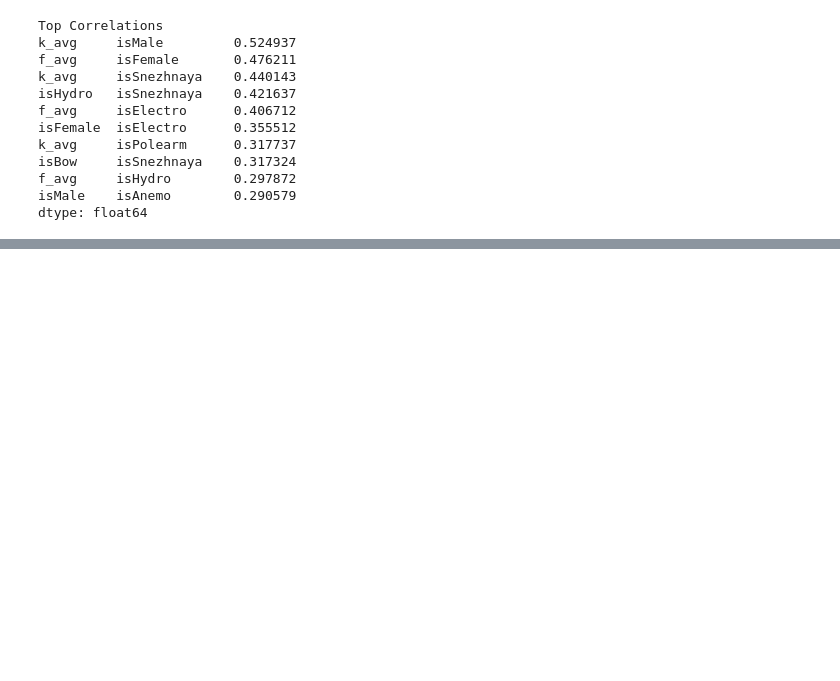
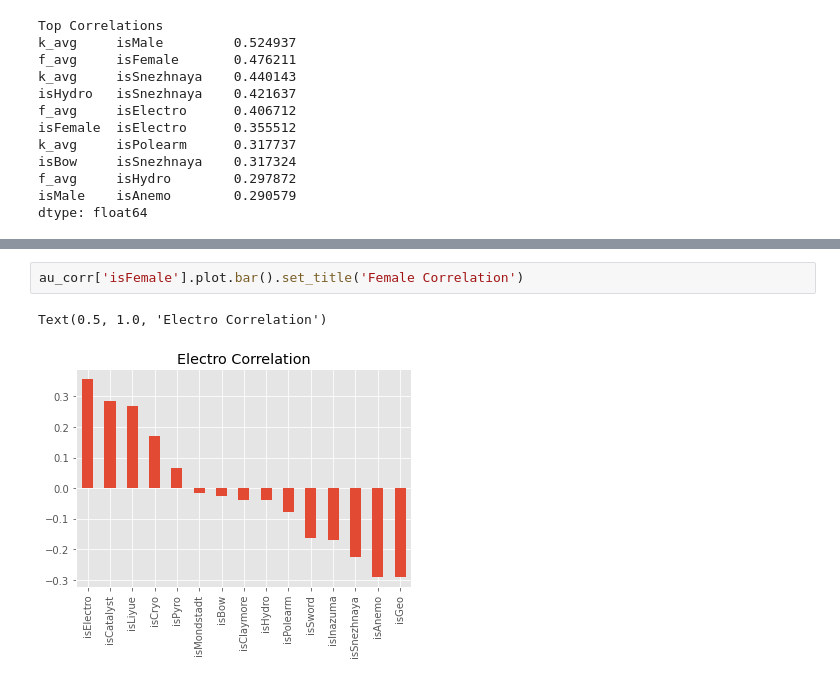
Before and after one commit to Warspiteful/InsaneGenshinProject, a Jupyter notebook: PythonAnalysis/DataAnalysis.ipynb, the cells around one changed output, grey strips where cells are left out. Drawn from its saved outputs; the diff is of its cells as text; blank space fills up the shorter version.

```diff
--- a/PythonAnalysis/DataAnalysis.ipynb
+++ b/PythonAnalysis/DataAnalysis.ipynb
@@ -1186,3 +1182,8 @@ au_corr['k_avg'].plot.bar()
+# %%
+au_corr['isFemale'].plot.bar().set_title('Female Correlation')
+# %% [output]
+Text(0.5, 1.0, 'Electro Correlation')
+[figure, added]
 # %%
 f_data = class_data.drop(['m_avg','k_avg'], axis=1)
 m_data = class_data.drop(['f_avg','k_avg'], axis=1)
```
Also changed, not shown: parts of 29 cells of this notebook.
